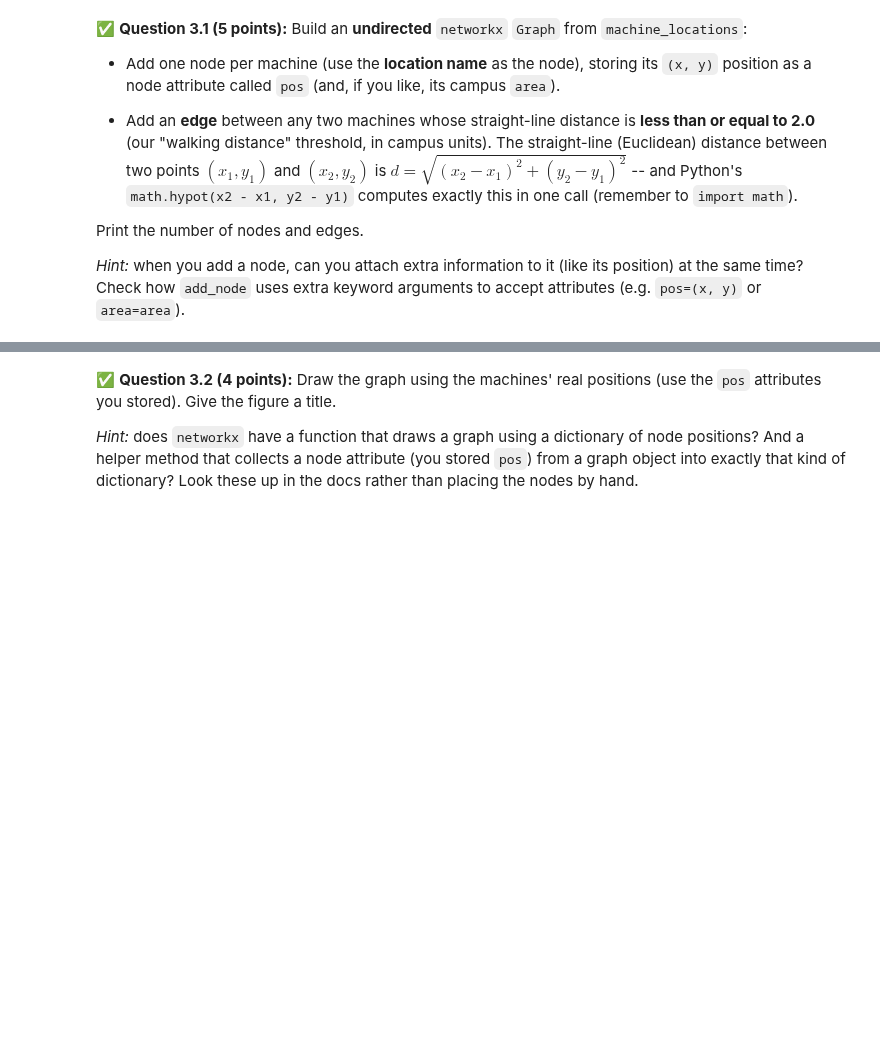
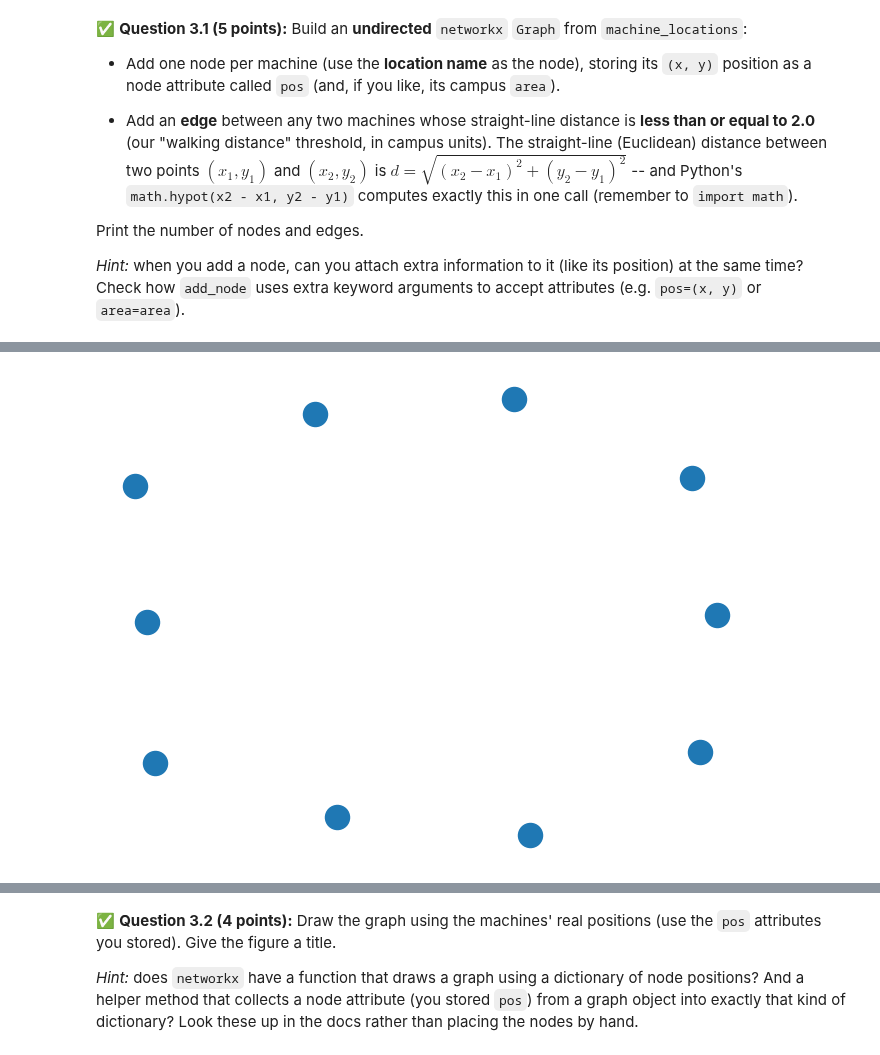
Before and after one commit to kigundue/cmse202-f26-turnin, a Jupyter notebook: hw-02/HW02-ABMandGraphTheory-STUDENT.ipynb, the cells around one changed output, grey strips where cells are left out. Cells and saved outputs as stored; diff of their text form; code cells hidden in the pictures; blank space fills up the shorter version.

```diff
--- a/hw-02/HW02-ABMandGraphTheory-STUDENT.ipynb
+++ b/hw-02/HW02-ABMandGraphTheory-STUDENT.ipynb
@@ -604,0 +606,11 @@ Print the number of nodes and edges.
+# %%
+# Put your code for Question 3.1 here.
+import networkx as nx
+import math
+import numpy as np
+g = nx.Graph()
+g.add_nodes_from(list(machine_locations.keys()),pos=np.array(list(machine_locations.values()))[:,0:3])
+
+nx.draw(g)
+# %% [output]
+[figure, added]
```
Also changed, not shown: parts of 8 cells of this notebook.
